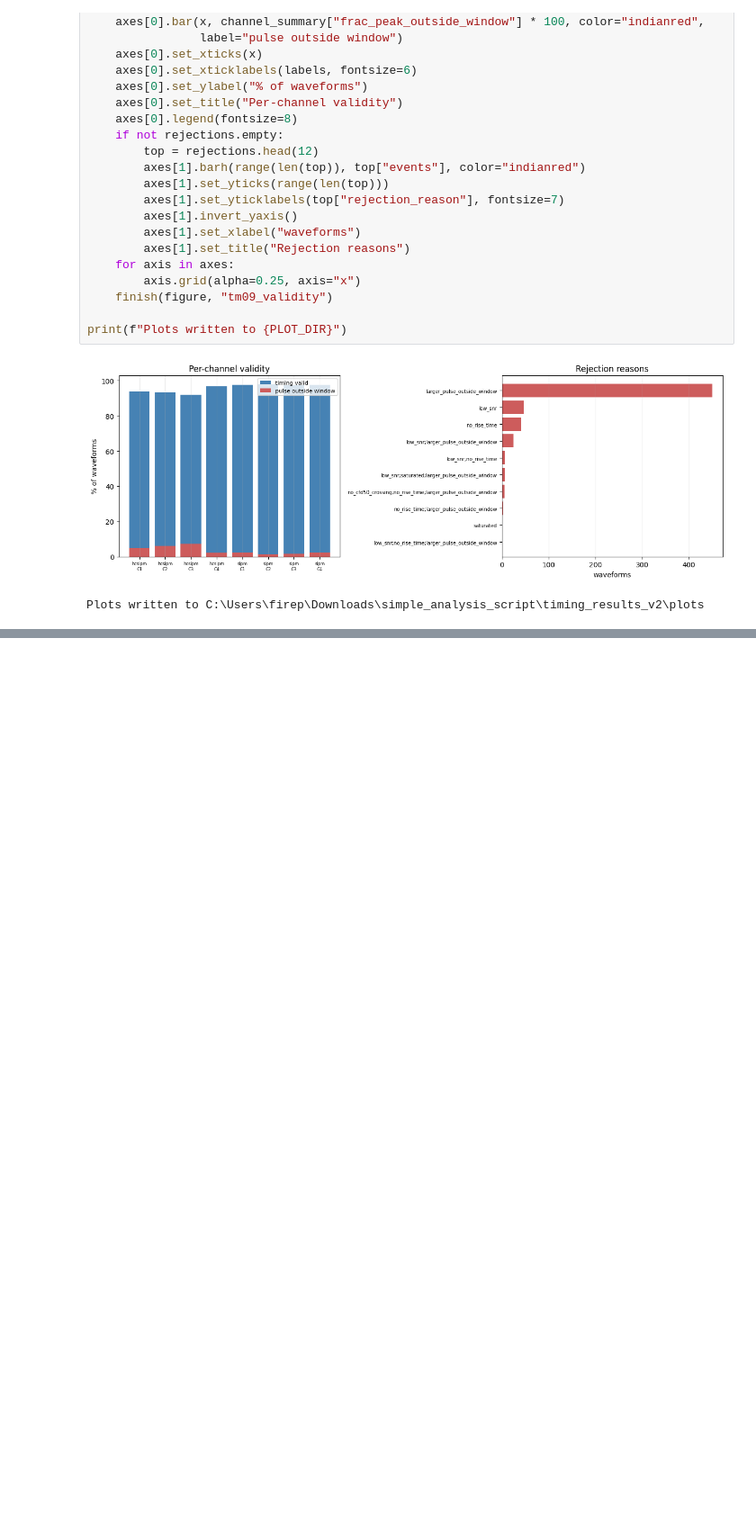
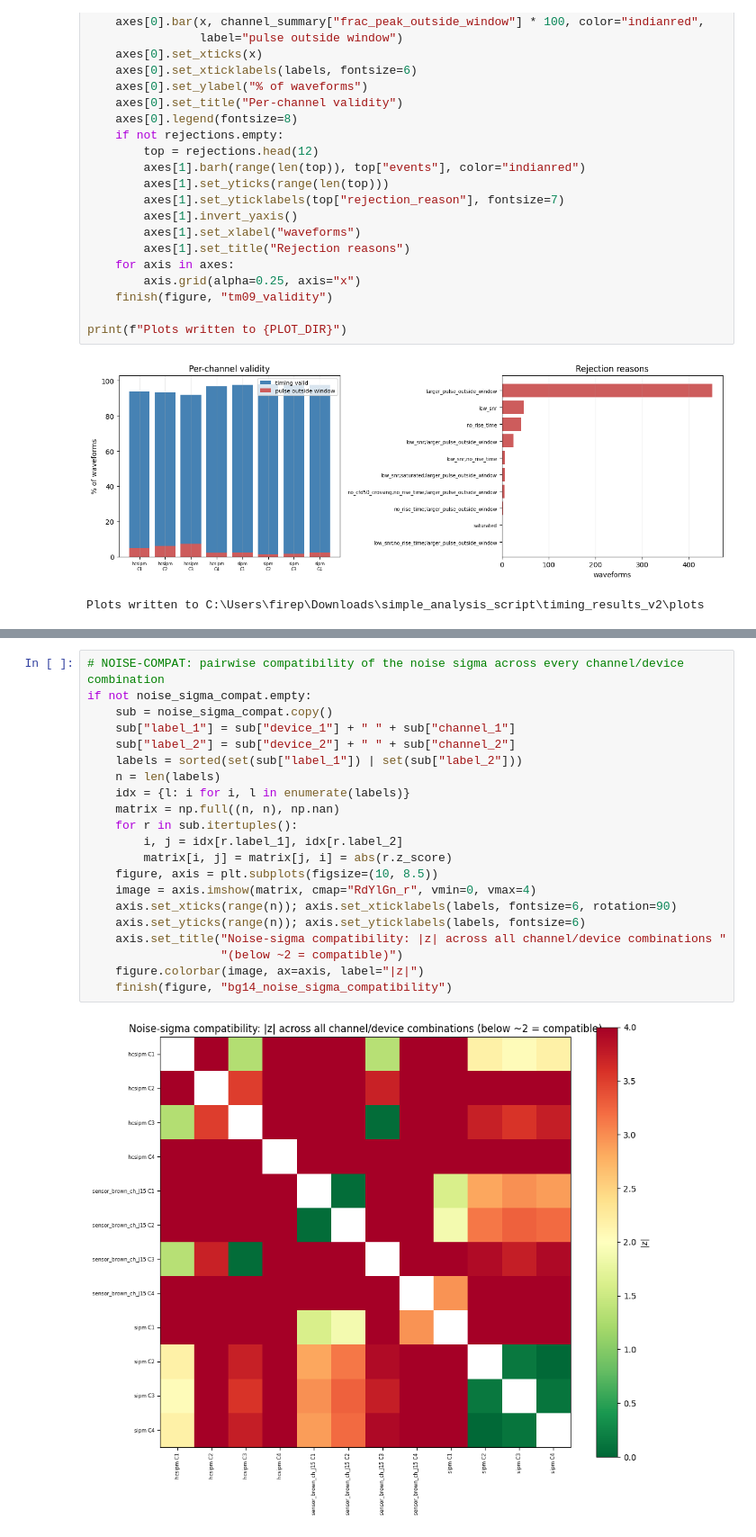
Before and after one commit to ahaines561/static_timing_analysis_sipm, a Jupyter notebook: timing_plots.ipynb, the cells around one changed output, grey strips where cells are left out. Shown at 90% size. Saved outputs shown, nothing was run; the diff lists cells and outputs as text; blank space fills up the shorter version.

```diff
--- a/timing_plots.ipynb
+++ b/timing_plots.ipynb
@@ -643,0 +751,23 @@ Plots written to C:\Users\firep\Downloads\simple_analysis_script\timing_results_
+# %%
+# NOISE-COMPAT: pairwise compatibility of the noise sigma across every channel/device combination
+if not noise_sigma_compat.empty:
+    sub = noise_sigma_compat.copy()
+    sub["label_1"] = sub["device_1"] + " " + sub["channel_1"]
+    sub["label_2"] = sub["device_2"] + " " + sub["channel_2"]
+    labels = sorted(set(sub["label_1"]) | set(sub["label_2"]))
+    n = len(labels)
+    idx = {l: i for i, l in enumerate(labels)}
+    matrix = np.full((n, n), np.nan)
+    for r in sub.itertuples():
+        i, j = idx[r.label_1], idx[r.label_2]
+        matrix[i, j] = matrix[j, i] = abs(r.z_score)
+    figure, axis = plt.subplots(figsize=(10, 8.5))
+    image = axis.imshow(matrix, cmap="RdYlGn_r", vmin=0, vmax=4)
+    axis.set_xticks(range(n)); axis.set_xticklabels(labels, fontsize=6, rotation=90)
+    axis.set_yticks(range(n)); axis.set_yticklabels(labels, fontsize=6)
+    axis.set_title("Noise-sigma compatibility: |z| across all channel/device combinations "
+                   "(below ~2 = compatible)")
+    figure.colorbar(image, ax=axis, label="|z|")
+    finish(figure, "bg14_noise_sigma_compatibility")
+# %% [output]
+[figure, added]
```
Also changed, not shown: parts of 10 cells of this notebook, 2 other files.
